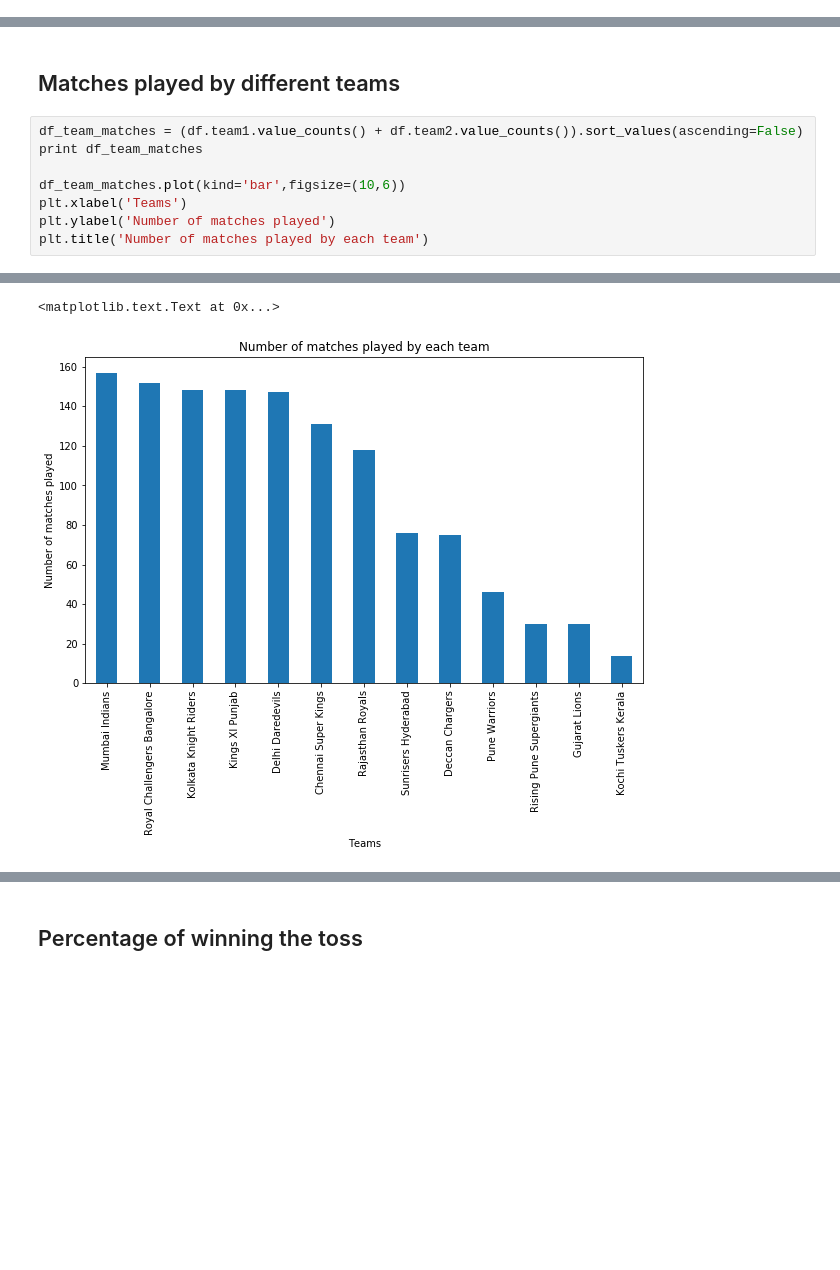
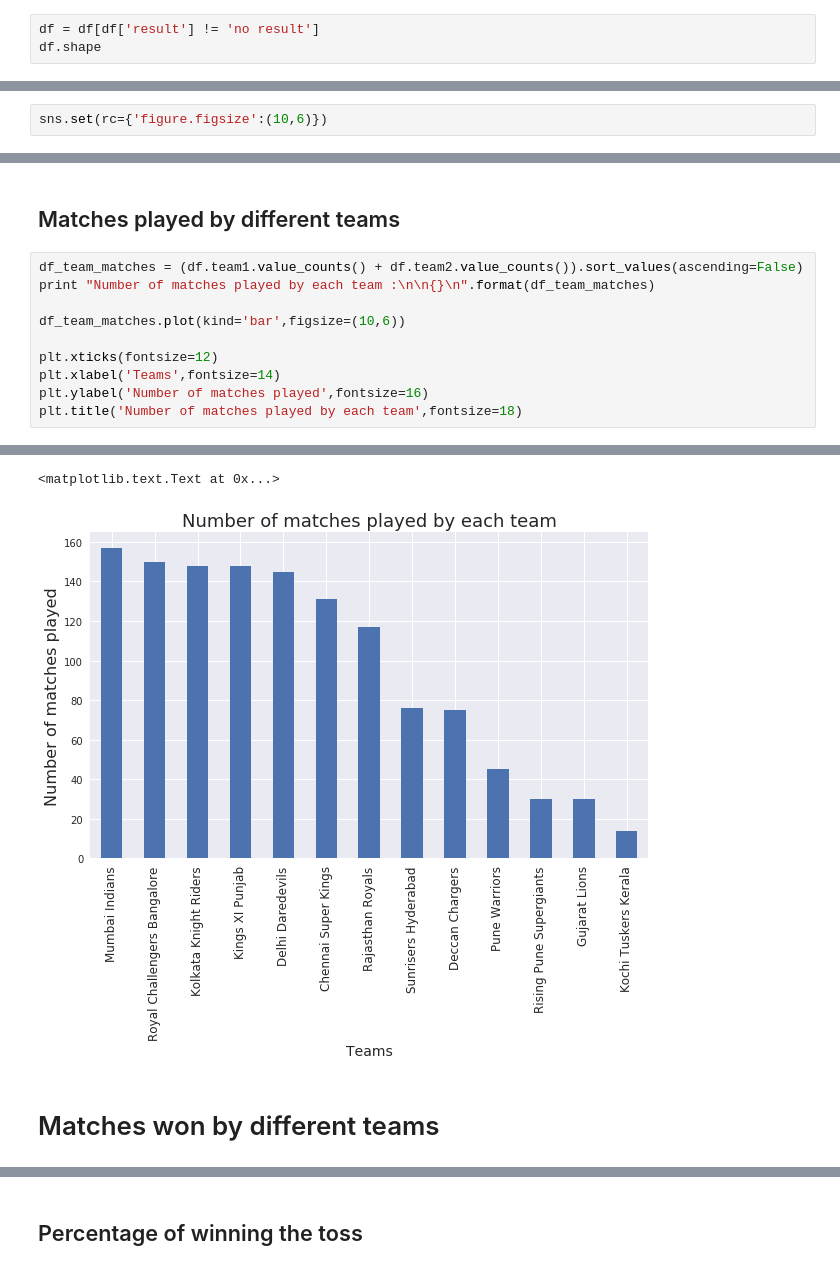
Before and after one commit to jaimink25/IndianPremierLeague, a Jupyter notebook: ipl_matches.ipynb, the cells around one changed output, grey strips where cells are left out. Drawn from its saved outputs; the diff is of its cells as text; blank space fills up the shorter version.

Commit message:
Added more plots

```diff
--- a/ipl_matches.ipynb
+++ b/ipl_matches.ipynb
@@ -131,0 +143,3 @@ print all_stadium
+# %%
+df = df[df['result'] != 'no result']
+df.shape
@@ -131,0 +203,2 @@ print all_stadium
+# %%
+sns.set(rc={'figure.figsize':(10,6)})
@@ -133,10 +212,12 @@ print all_stadium
 ## Matches played by different teams
 # %%
 df_team_matches = (df.team1.value_counts() + df.team2.value_counts()).sort_values(ascending=False)
-print df_team_matches
+print "Number of matches played by each team :\n\n{}\n".format(df_team_matches)
 
 df_team_matches.plot(kind='bar',figsize=(10,6))
-plt.xlabel('Teams')
-plt.ylabel('Number of matches played')
-plt.title('Number of matches played by each team')
+
+plt.xticks(fontsize=12)
+plt.xlabel('Teams',fontsize=14)
+plt.ylabel('Number of matches played',fontsize=16)
+plt.title('Number of matches played by each team',fontsize=18)
 # %% [output]
@@ -153,6 +236,8 @@ Pune Warriors                   46
 Rising Pune Supergiants         30
 Gujarat Lions                   30
 Kochi Tuskers Kerala            14
 dtype: int64
 <matplotlib.text.Text at 0x...>
-[figure, old version]
+[figure, new version]
+# %% [markdown]
+# Matches won by different teams
```
Also changed, not shown: parts of 27 cells of this notebook.
